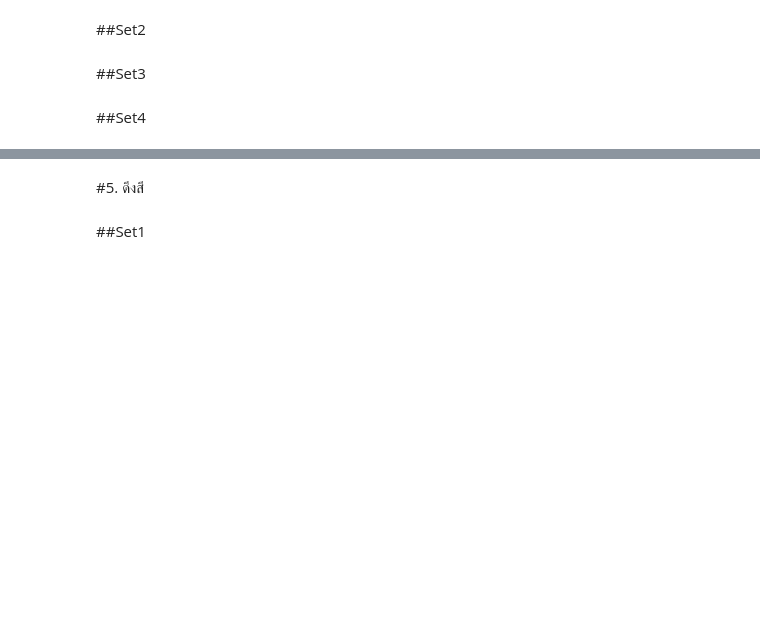
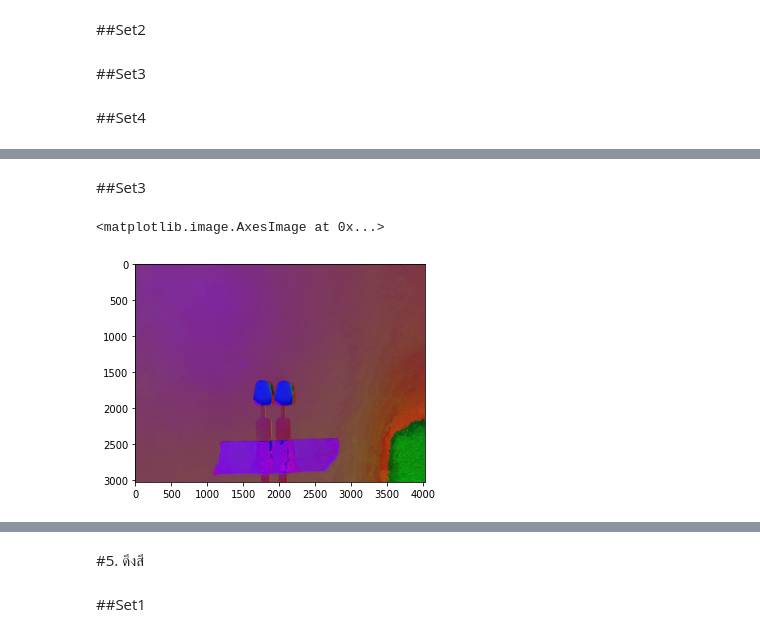
Before and after one commit to Kggzzz/Project_2021_matchingcolor, a Jupyter notebook: prepare_A1.ipynb, the cells around one changed output, grey strips where cells are left out. Saved outputs shown, nothing was run; the diff lists cells and outputs as text; code cells hidden in the pictures; blank space fills up the shorter version.

```diff
--- a/prepare_A1.ipynb
+++ b/prepare_A1.ipynb
@@ -69,2 +96,19 @@ S3_doubleA1D4_1 = ''
+# %%
+S3_doubleA1A1_1 = '6CF2D4E8-1C13-4476-96FB-D618BCB119B7.png'
+S3_doubleA1A2_1 = '464DBB6E-8D53-41EC-89E3-09269D750F86.png'
+S3_doubleA1A3_1 = '1D1C00BB-399B-4D94-80A1-3265036A98A8.png'
+S3_doubleA1A3_51 = 'C925DC00-E29E-47F6-9BB5-8C641EC1871C.png'
+S3_doubleA1A4_1 = '2E6D7DC3-E901-4470-9EC3-4EFB37E4C99C.png'
+S3_doubleA1B1_1 = 'B0254C1B-A034-453B-8194-23B84EDC85BB.png'
+S3_doubleA1B2_1 = 'CB28F551-0BCC-4650-80CE-0683F9345235.png'
+S3_doubleA1B3_1 = '0BAC5F9E-D191-44AC-906B-83F55EEE5408.png'
+S3_doubleA1B4_1 = '71D35775-7DD2-4B6E-9923-F369DD4C7122.png'
+S3_doubleA1C1_1 = '792DFC5D-B478-4676-88BF-B27DA22BCD00.png'
+S3_doubleA1C2_1 = '22CE3934-3E63-4B67-8414-1378D1E33513.png'
+S3_doubleA1C3_1 = '043D02F0-F919-42FC-900C-EA61D154F7F3.png'
+S3_doubleA1C4_1 = '6AA17A82-8A03-4963-AED4-F52CF63E955B.png'
+S3_doubleA1D2_1 = 'E6696409-77B9-44AF-B6F8-4A4F0A0337DD.png'
+S3_doubleA1D3_1 = '7C182FF2-8AB9-46AC-8DC5-479ECDA47B76.png'
+S3_doubleA1D4_1 = 'EF26E1BB-3878-4366-8F27-1D0E712AFC27.png'
 # %% [markdown]
 ##Set4
@@ -498,0 +782,9 @@ S4RGB_imgA1D4_1= cv2.cvtColor(imgS4_A1D4_1, cv2.COLOR_BGR2RGB)
+# %% [markdown]
+##Set3
+# %%
+S3_A1A1_1img  = cv2.imread(S3_doubleA1A1_1)
+S3HSV_imgA1A1_1= cv2.cvtColor(S3_A1A1_1img, cv2.COLOR_BGR2HSV)
+plt.imshow(S3HSV_imgA1A1_1)
+# %% [output]
+<matplotlib.image.AxesImage at 0x...>
+[figure, added]
```
Also changed, not shown: parts of 567 cells of this notebook.
